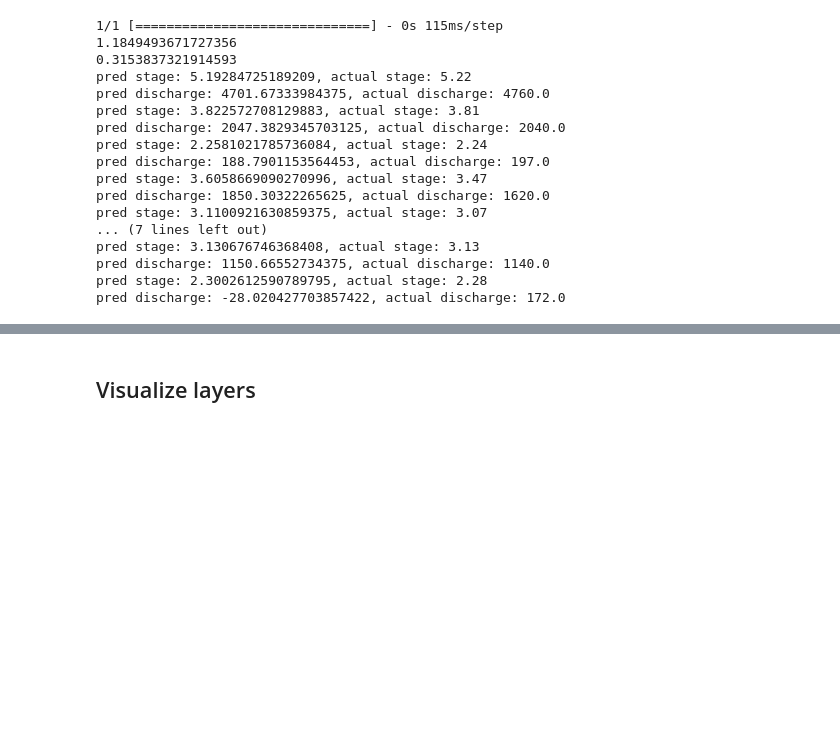
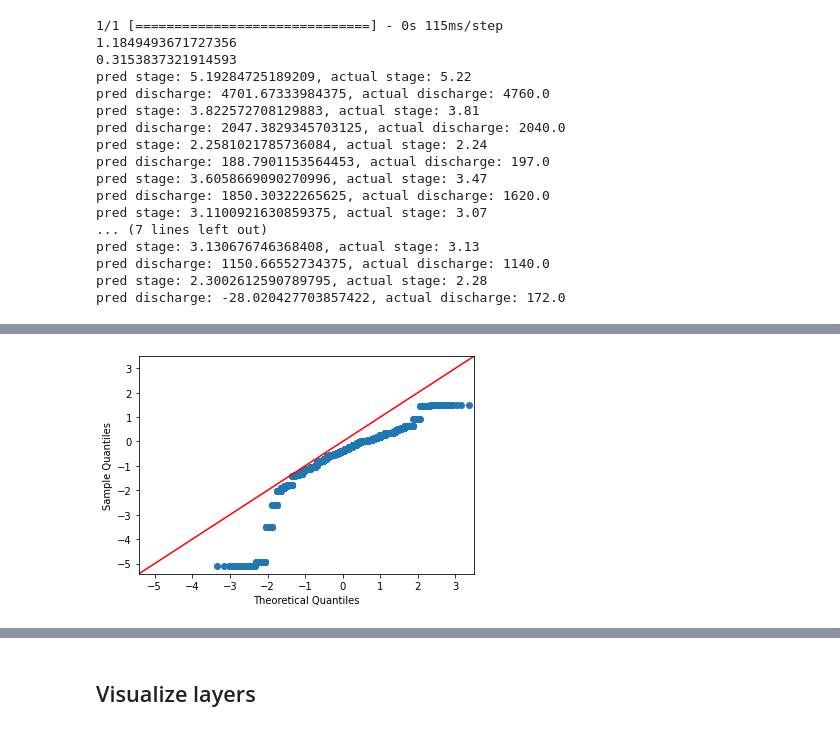
Before and after one commit to andresnowak/Hydrology_AI_project, a Jupyter notebook: models/cnn_model/cnn_v1.ipynb, the cells around one changed output, grey strips where cells are left out. Cells and saved outputs as stored; diff of their text form; code cells hidden in the pictures; blank space fills up the shorter version.

```diff
--- a/models/cnn_model/cnn_v1.ipynb
+++ b/models/cnn_model/cnn_v1.ipynb
@@ -357,0 +424,8 @@ pred discharge: -28.020427703857422, actual discharge: 172.0
+# %%
+import statsmodels.api as sm
+from statsmodels.stats.diagnostic import normal_ad
+
+figure = sm.qqplot(residual_stage / residual_stage.std(), line ='45', label='stage')
+plt.show()
+# %% [output]
+[figure, added]
```
Also changed, not shown: parts of 21 cells of this notebook, 7 other files.
